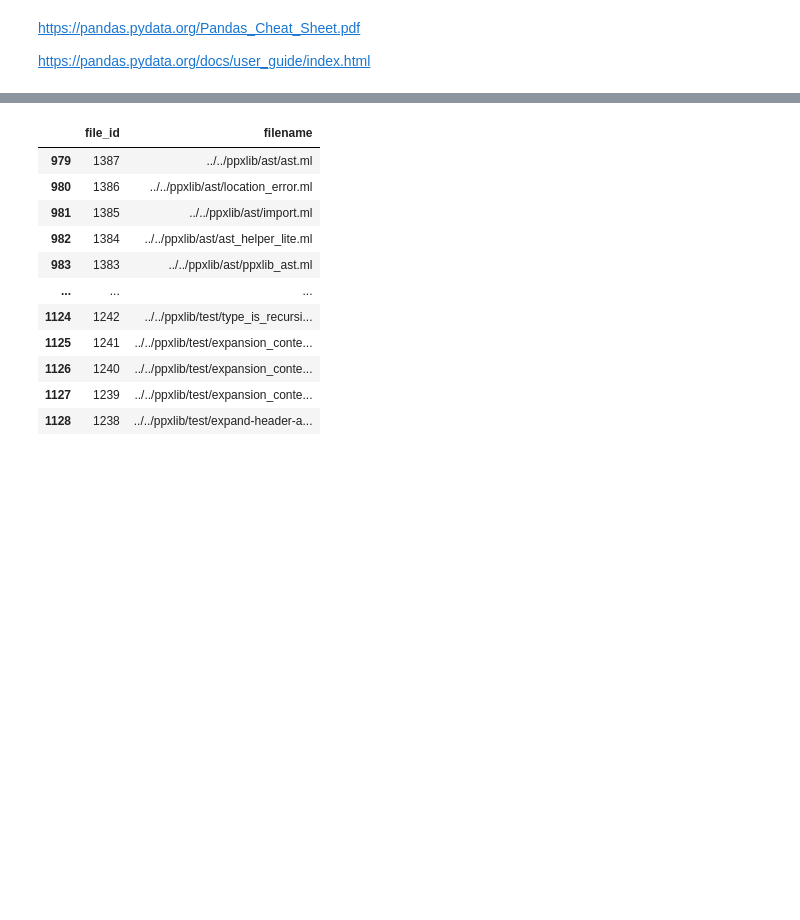
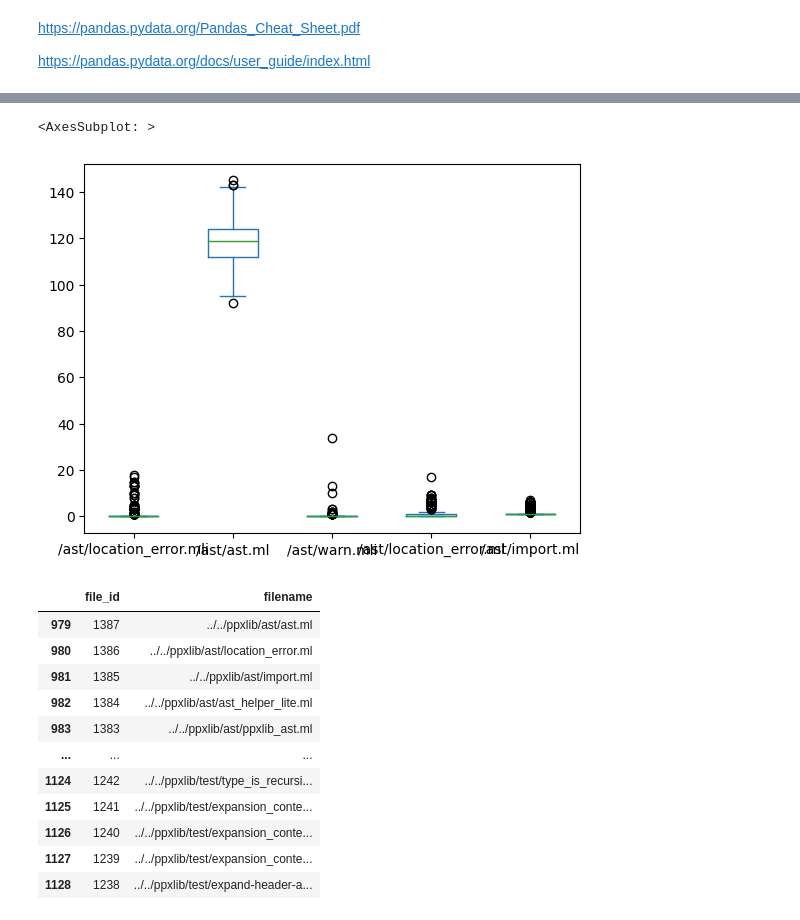
Before and after one commit to pitag-ha/merl-an, a Jupyter notebook: dev/trying_pandas.ipynb, the cells around one changed output, grey strips where cells are left out. Cells and saved outputs as stored; diff of their text form; code cells hidden in the pictures; blank space fills up the shorter version.

```diff
--- a/dev/trying_pandas.ipynb
+++ b/dev/trying_pandas.ipynb
@@ -16,0 +29,11 @@ NameError: name 'files' is not defined
+# %%
+medium_performing_only = sorted_performances[sorted_performances["max_timing"] > 100]
+def remove_prefix(text, prefix):
+    if text.startswith(prefix):
+        return text[len(prefix):]
+    return text
+def remove_project_prefix(text):
+    prefix = "/home/sonja/Documents/Tarides/projects/ppxlib"
+    return remove_prefix(text, prefix)
+files = medium_performing_only["file"].apply(remove_project_prefix)
+files
@@ -16,0 +58,3 @@ NameError: name 'files' is not defined
+# %%
+all_files = performance["file"].apply(remove_project_prefix).drop_duplicates()
+all_files
@@ -17,3 +123,14 @@ NameError: name 'files' is not defined
+# %%
+source_files = filter(lambda file: (not file.startswith("/bench")) and (not file.startswith("/test")), all_files)
+def get_timings(file):
+    return [ t for timings in sorted_performances1[sorted_performances1["file"] == file]["timings"] for t in timings]
+
+d = { file : get_timings(file) for file in source_files }
+timings_per_file = pd.DataFrame(dict([ (k,pd.Series(v)) for k,v in d.items() ]))
+timings_per_file.iloc[:, :5].plot.box()
+# %% [output]
+<AxesSubplot: >
+[figure, added]
 # %%
 files_filtered
 # %% [output]
```
Also changed, not shown: parts of 15 cells of this notebook.
